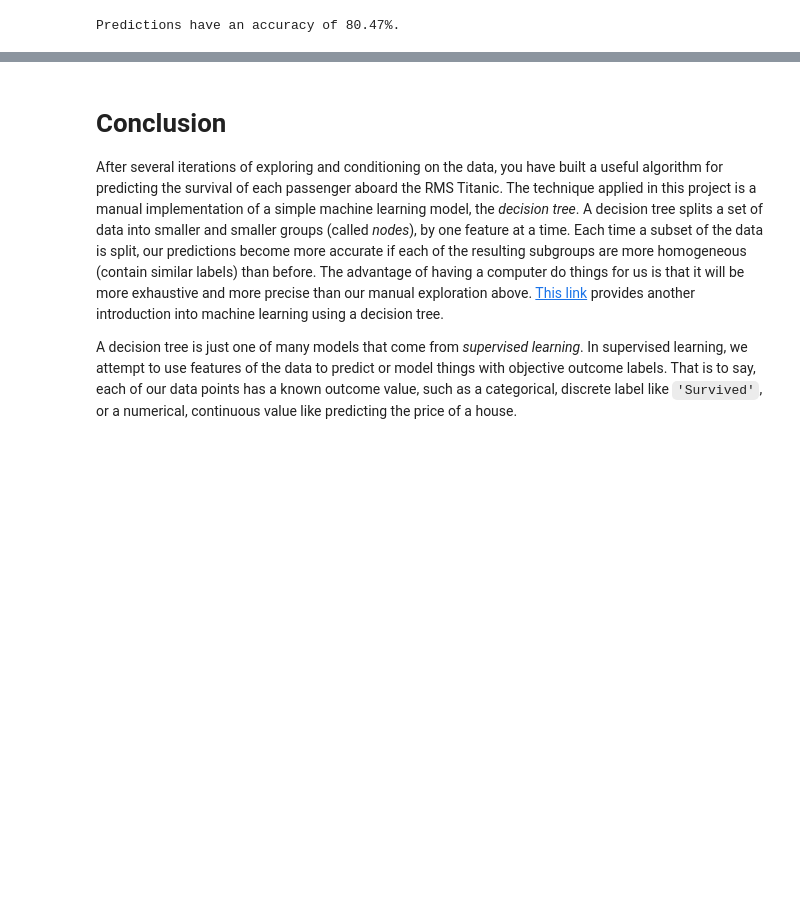
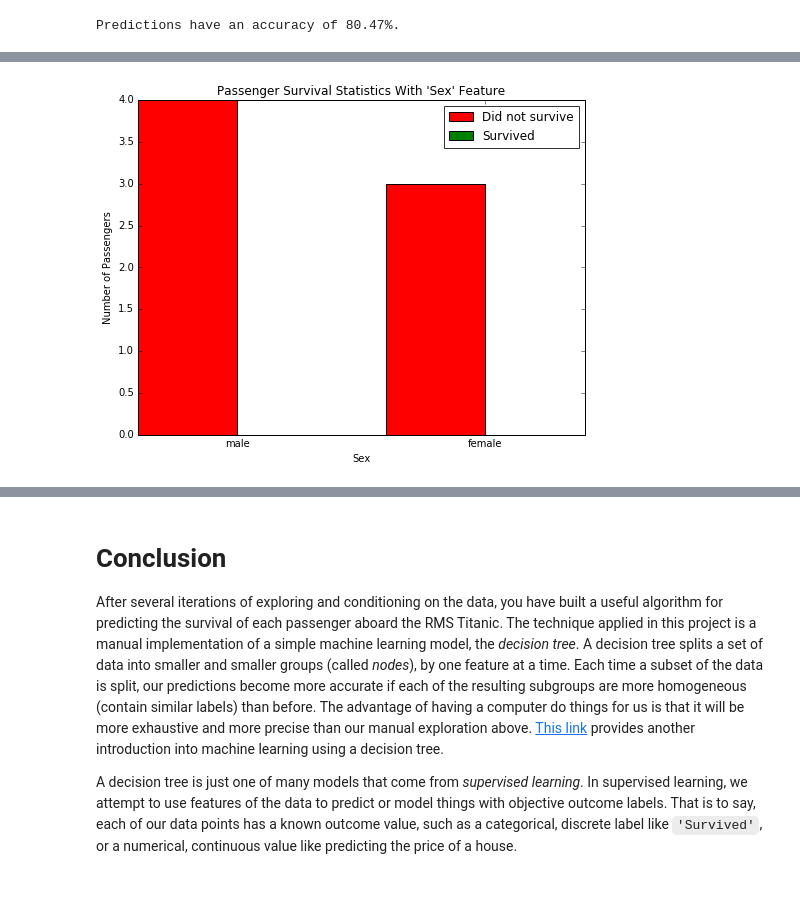
Before and after one commit to eloyekunle/udacity_titanic, a Jupyter notebook: titanic_survival_exploration.ipynb, the cells around one changed output, grey strips where cells are left out. Cells and saved outputs as stored; diff of their text form; code cells hidden in the pictures; blank space fills up the shorter version.

```diff
--- a/titanic_survival_exploration.ipynb
+++ b/titanic_survival_exploration.ipynb
@@ -268,0 +278,4 @@ Predictions have an accuracy of 80.47%.
+# %%
+survival_stats(data, outcomes, 'Sex', ["SibSp > 5"]) # Showing that passengers with over 5 spouses and siblings have really bad survival rate.
+# %% [output]
+[figure, added]
```
Also changed, not shown: parts of 8 cells of this notebook, 1 other file.
